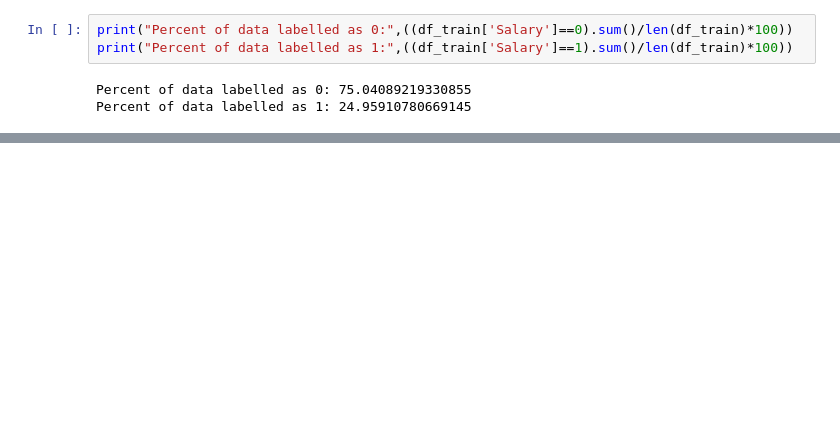
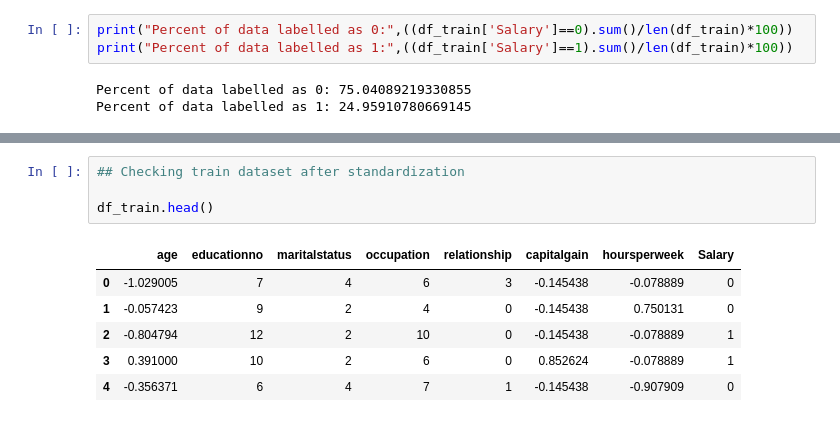
Before and after one commit to aryanra419/Python-class-notes, a Jupyter notebook: Naive_Byes.ipynb, the cells around one changed output, grey strips where cells are left out. Saved outputs shown, nothing was run; the diff lists cells and outputs as text; blank space fills up the shorter version.

```diff
--- a/Naive_Byes.ipynb
+++ b/Naive_Byes.ipynb
@@ -291,0 +411,11 @@ Percent of data labelled as 1: 24.95910780669145
+# %%
+## Checking train dataset after standardization
+
+df_train.head()
+# %% [output]
+|  | age | educationno | maritalstatus | occupation | relationship | capitalgain | hoursperweek | Salary |
+| 0 | -1.029005 | 7 | 4 | 6 | 3 | -0.145438 | -0.078889 | 0 |
+| 1 | -0.057423 | 9 | 2 | 4 | 0 | -0.145438 | 0.750131 | 0 |
+| 2 | -0.804794 | 12 | 2 | 10 | 0 | -0.145438 | -0.078889 | 1 |
+| 3 | 0.391000 | 10 | 2 | 6 | 0 | 0.852624 | -0.078889 | 1 |
+| 4 | -0.356371 | 6 | 4 | 7 | 1 | -0.145438 | -0.907909 | 0 |
```
Also changed, not shown: parts of 35 cells of this notebook.
